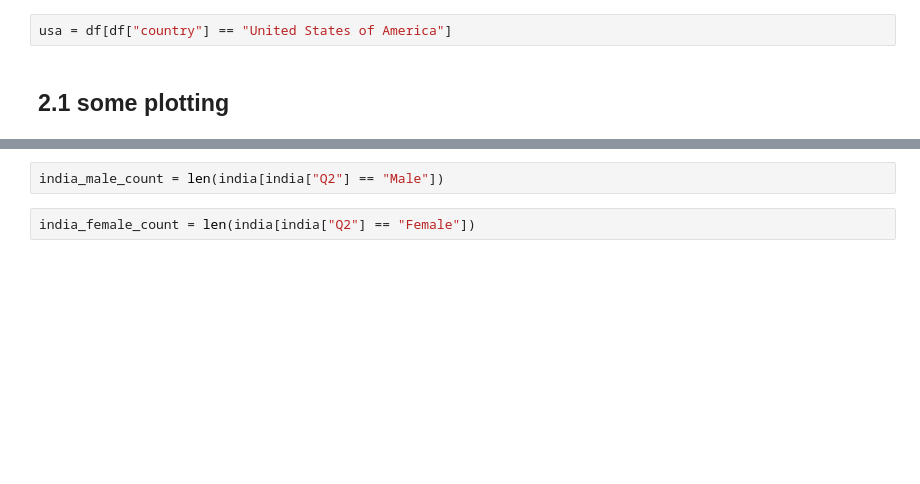
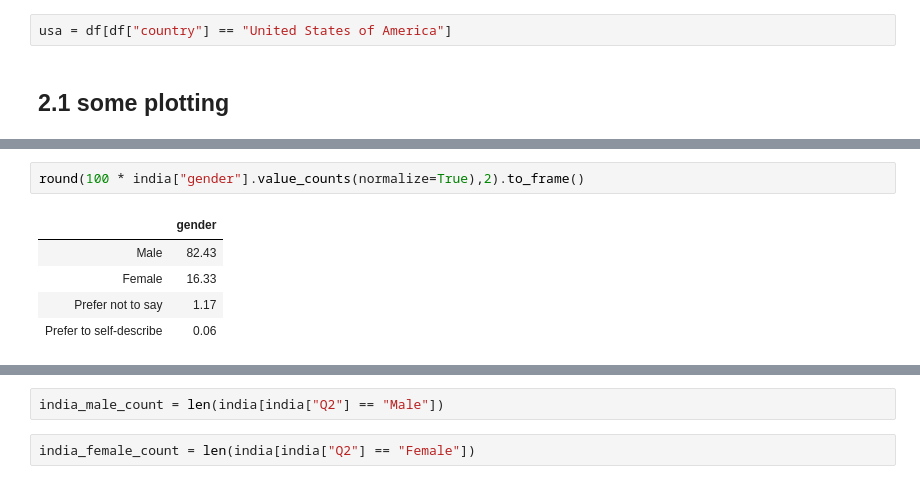
Before and after one commit to laurakah/BattleOfTheGiants, a Jupyter notebook: notebooks/battle-of-giants-alu.ipynb, the cells around one changed output, grey strips where cells are left out. Cells and saved outputs as stored; diff of their text form; blank space fills up the shorter version.

```diff
--- a/notebooks/battle-of-giants-alu.ipynb
+++ b/notebooks/battle-of-giants-alu.ipynb
@@ -104,0 +123,8 @@ usa = df[df["country"] == "United States of America"]
+# %%
+round(100 * india["gender"].value_counts(normalize=True),2).to_frame()
+# %% [output]
+|  | gender |
+| Male | 82.43 |
+| Female | 16.33 |
+| Prefer not to say | 1.17 |
+| Prefer to self-describe | 0.06 |
```
Also changed, not shown: parts of 12 cells of this notebook.
